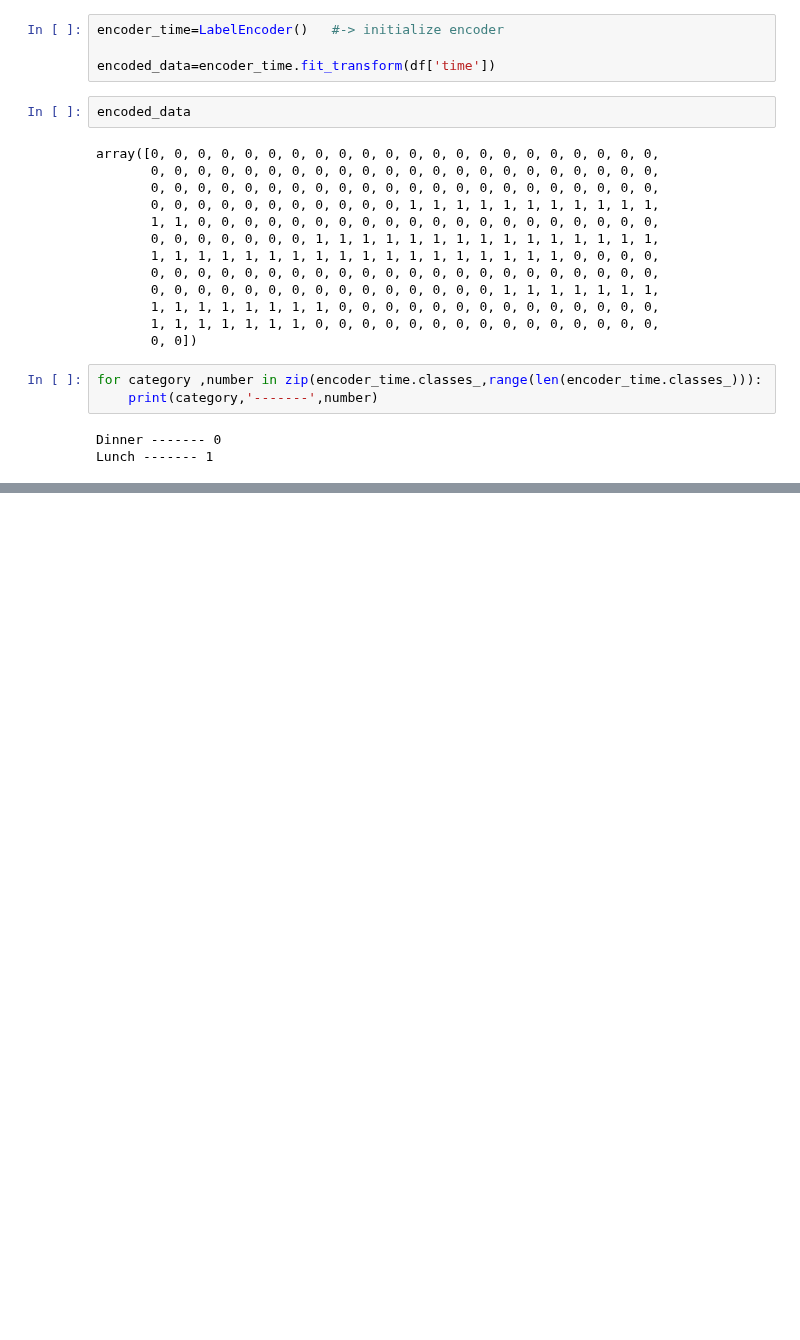
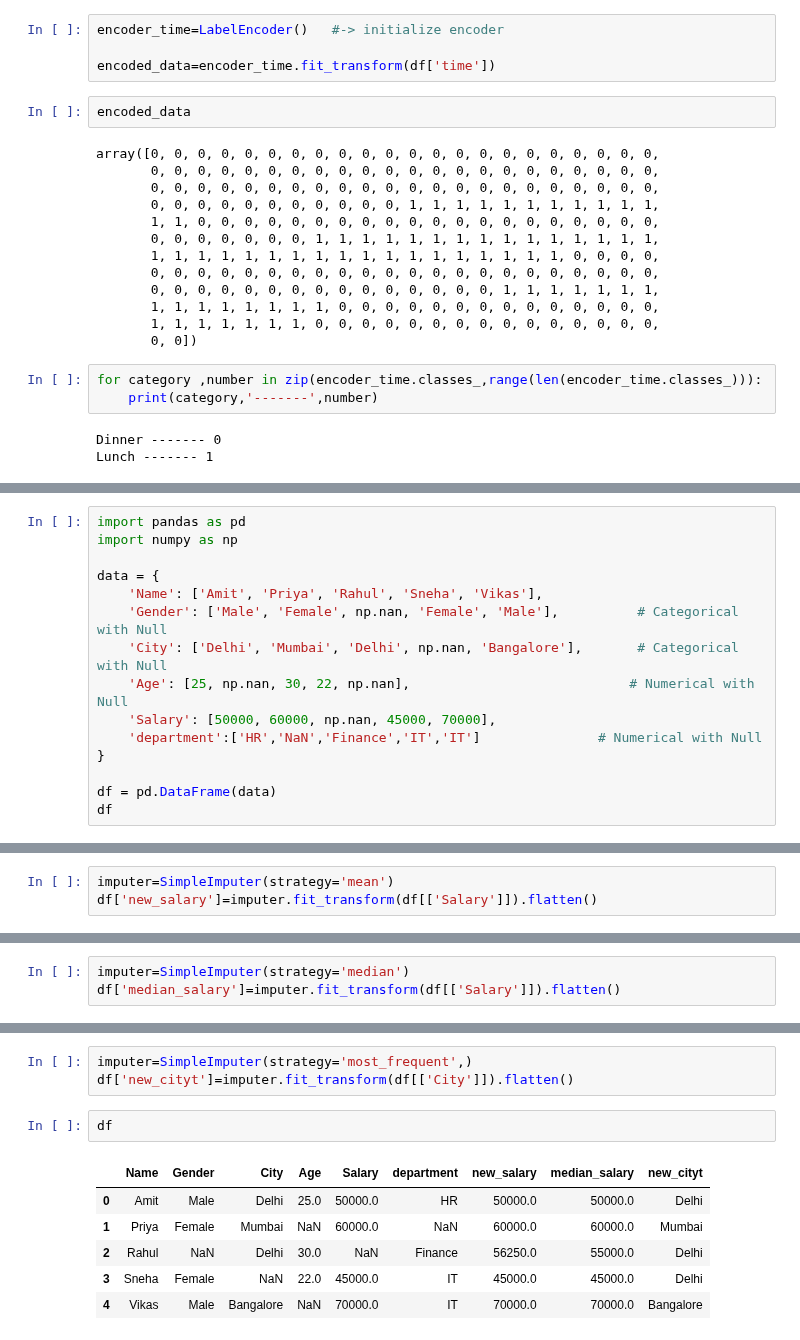
Before and after one commit to chourasiyamayank767-droid/Ricr.ML, a Jupyter notebook: ML_class4.ipynb, the cells around one changed output, grey strips where cells are left out. Cells and saved outputs as stored; diff of their text form; blank space fills up the shorter version.

```diff
--- a/ML_class4.ipynb
+++ b/ML_class4.ipynb
@@ -53,0 +229,15 @@ Lunch ------- 1
+# %%
+import pandas as pd
+import numpy as np
+
+data = {
+    'Name': ['Amit', 'Priya', 'Rahul', 'Sneha', 'Vikas'],
+    'Gender': ['Male', 'Female', np.nan, 'Female', 'Male'],          # Categorical with Null
+    'City': ['Delhi', 'Mumbai', 'Delhi', np.nan, 'Bangalore'],       # Categorical with Null
+    'Age': [25, np.nan, 30, 22, np.nan],                            # Numerical with Null
+    'Salary': [50000, 60000, np.nan, 45000, 70000],
+    'department':['HR','NaN','Finance','IT','IT']               # Numerical with Null
+}
+
+df = pd.DataFrame(data)
+df
@@ -53,0 +262,3 @@ Lunch ------- 1
+# %%
+imputer=SimpleImputer(strategy='mean')
+df['new_salary']=imputer.fit_transform(df[['Salary']]).flatten()
@@ -53,0 +274,3 @@ Lunch ------- 1
+# %%
+imputer=SimpleImputer(strategy='median')
+df['median_salary']=imputer.fit_transform(df[['Salary']]).flatten()
@@ -53,0 +286,12 @@ Lunch ------- 1
+# %%
+imputer=SimpleImputer(strategy='most_frequent',)
+df['new_cityt']=imputer.fit_transform(df[['City']]).flatten()
+# %%
+df
+# %% [output]
+|  | Name | Gender | City | Age | Salary | department | new_salary | median_salary | new_cityt |
+| 0 | Amit | Male | Delhi | 25.0 | 50000.0 | HR | 50000.0 | 50000.0 | Delhi |
+| 1 | Priya | Female | Mumbai | NaN | 60000.0 | NaN | 60000.0 | 60000.0 | Mumbai |
+| 2 | Rahul | NaN | Delhi | 30.0 | NaN | Finance | 56250.0 | 55000.0 | Delhi |
+| 3 | Sneha | Female | NaN | 22.0 | 45000.0 | IT | 45000.0 | 45000.0 | Delhi |
+| 4 | Vikas | Male | Bangalore | NaN | 70000.0 | IT | 70000.0 | 70000.0 | Bangalore |
```
Also changed, not shown: parts of 21 cells of this notebook.
